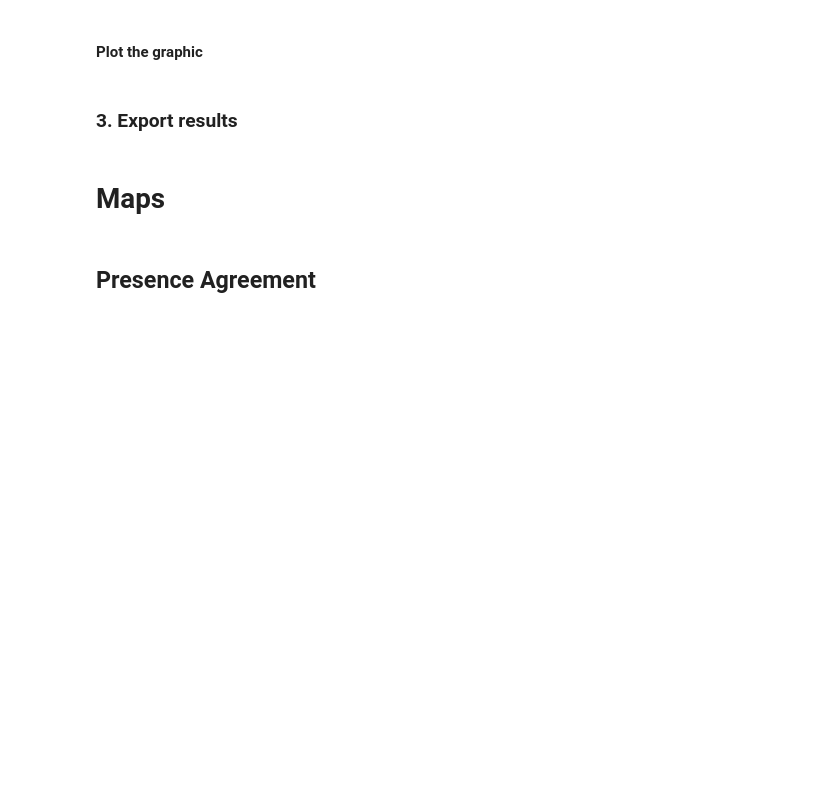
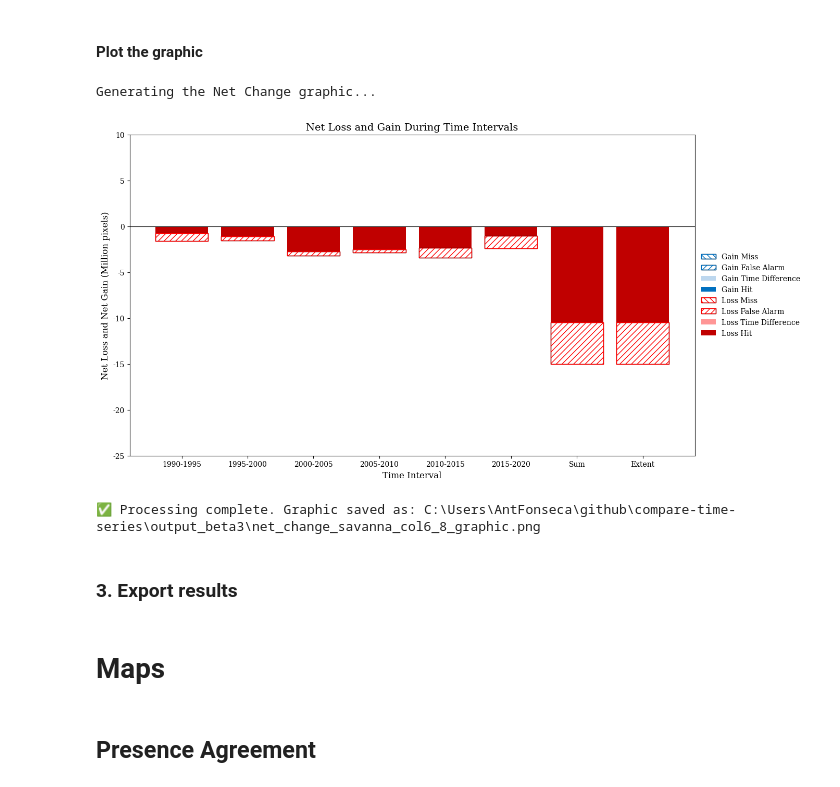
Before and after one commit to antoniovfonseca/compare-time-series, a Jupyter notebook: comparison-time-series-beta3.ipynb, the cells around one changed output. Cells and saved outputs as stored; diff of their text form; code cells hidden in the pictures; blank space fills up the shorter version.

```diff
--- a/comparison-time-series-beta3.ipynb
+++ b/comparison-time-series-beta3.ipynb
@@ -1044,7 +1094,7 @@ def millions_formatter(y, pos):
     """Formats the y-axis tick by dividing by 1 million."""
     return f'{y / 1_000_000:.0f}'
 ax.yaxis.set_major_formatter(FuncFormatter(millions_formatter))
-# ax.set_ylim(-60_000_000, 60_000_000) # Optional: uncomment to set manual limits
+ax.set_ylim(-25_000_000, 10_000_000) # Optional: uncomment to set manual limits
 ax.set_ylabel(
     'Net Loss and Net Gain (Million pixels)',
     fontsize=12
@@ -1081,34 +1131,38 @@ order = [
 ordered_handles = [legend_dict.get(label) for label in order if label in legend_dict]
 ordered_labels = [label for label in order if label in legend_dict]
 
 legend = ax.legend(
     handles=ordered_handles,
     labels=ordered_labels,
     loc='center left',
     bbox_to_anchor=(1, 0.5),
     frameon=False,
     alignment='left'
 )
 legend.get_title().set_ha('left')
 for text in legend.get_texts():
     text.set_ha('left')
 
 # --- save the graphic ---
-output_filename = f'net_change_{class_name}_graphic.png'
+output_filename = f'net_change_{class_name}_col6_8_graphic.png'
 final_path = os.path.join(
     output_path,
     output_filename
 )
 
 plt.savefig(
     final_path,
     dpi=300,
     bbox_inches='tight'
 )
 
 plt.show()
 
 print(f"\n✅ Processing complete. Graphic saved as: {final_path}")
+# %% [output]
+Generating the Net Change graphic...
+[figure, added]
+✅ Processing complete. Graphic saved as: C:\Users\AntFonseca\github\compare-time-series\output_beta3\net_change_savanna_col6_8_graphic.png
 # %% [markdown]
 ### 3. Export results
 # %%
```
Also changed, not shown: parts of 14 cells of this notebook, 24 other files.
